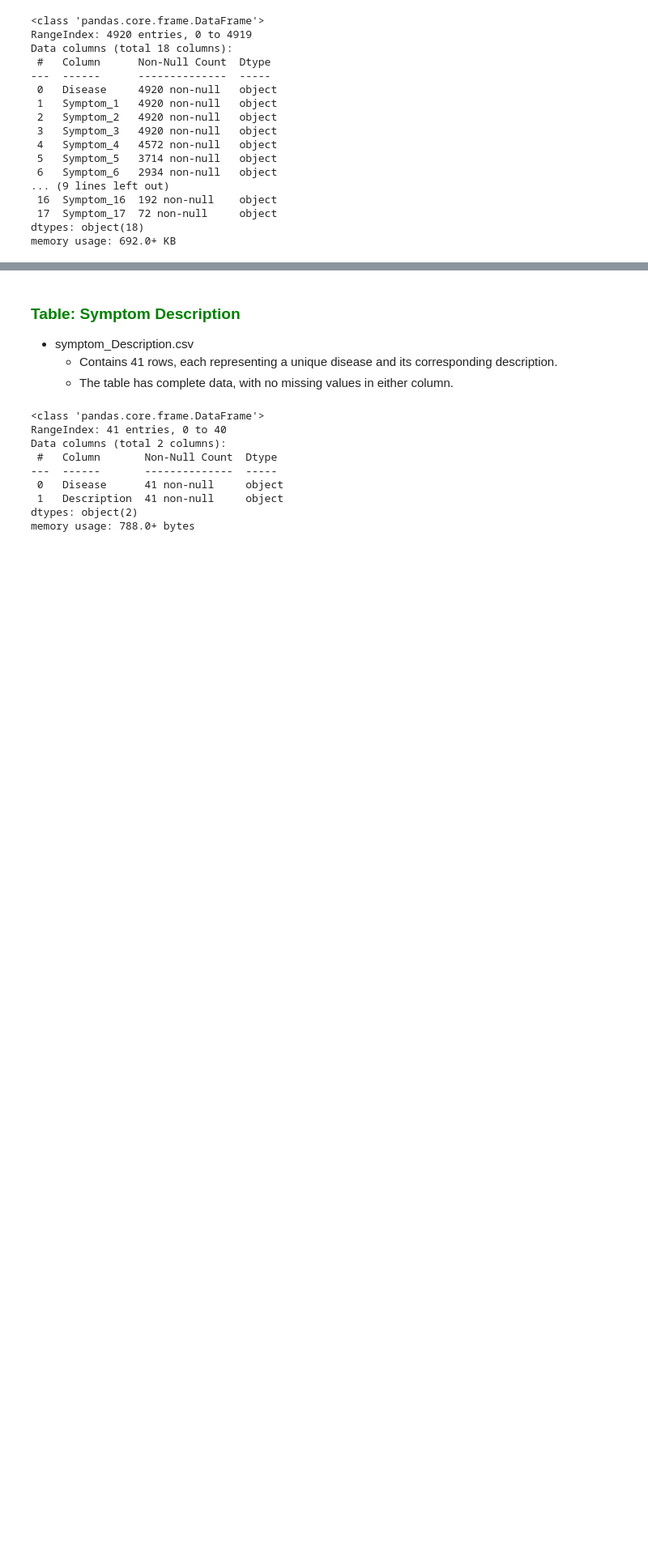
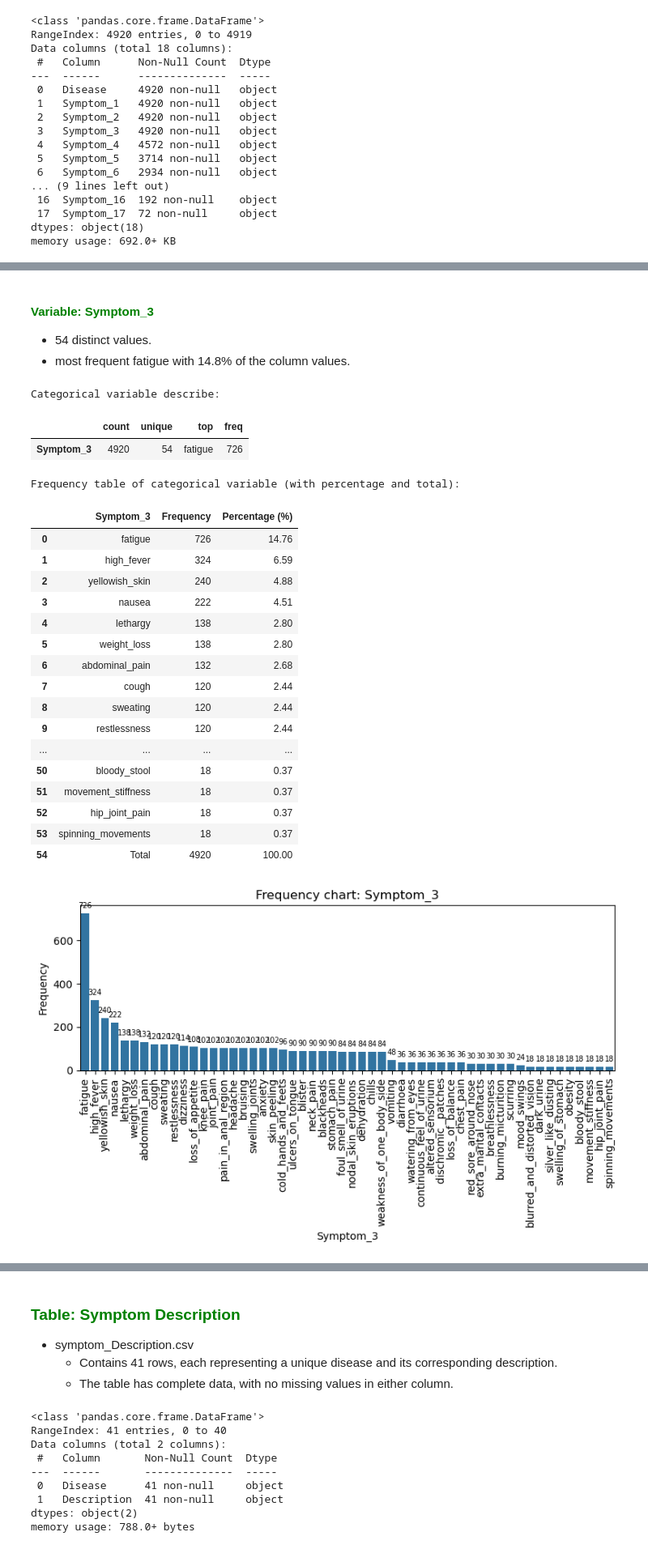
Before and after one commit to RakellM/Project-DiseaseSymptom, a Jupyter notebook: src/analytics/1-understand_datasets.ipynb, the cells around one changed output, grey strips where cells are left out. Shown at 81% size. Drawn from its saved outputs; the diff is of its cells as text; code cells hidden in the pictures; blank space fills up the shorter version.

```diff
--- a/src/analytics/1-understand_datasets.ipynb
+++ b/src/analytics/1-understand_datasets.ipynb
@@ -76,0 +444,30 @@ memory usage: 692.0+ KB
+# %% [markdown]
+#### <span style="color:green"> Variable: Symptom_3 </span>
+
+- 54 distinct values.
+- most frequent fatigue with 14.8% of the column values.
+# %%
+univariate_categorical_variable(data=df_dataset, variable='Symptom_3')
+# %% [output]
+Categorical variable describe:
+|  | count | unique | top | freq |
+| Symptom_3 | 4920 | 54 | fatigue | 726 |
+Frequency table of categorical variable (with percentage and total):
+|  | Symptom_3 | Frequency | Percentage (%) |
+| 0 | fatigue | 726 | 14.76 |
+| 1 | high_fever | 324 | 6.59 |
+| 2 | yellowish_skin | 240 | 4.88 |
+| 3 | nausea | 222 | 4.51 |
+| 4 | lethargy | 138 | 2.80 |
+| 5 | weight_loss | 138 | 2.80 |
+| 6 | abdominal_pain | 132 | 2.68 |
+| 7 | cough | 120 | 2.44 |
+| 8 | sweating | 120 | 2.44 |
+| 9 | restlessness | 120 | 2.44 |
+| ... | ... | ... | ... |
+| 50 | bloody_stool | 18 | 0.37 |
+| 51 | movement_stiffness | 18 | 0.37 |
+| 52 | hip_joint_pain | 18 | 0.37 |
+| 53 | spinning_movements | 18 | 0.37 |
+| 54 | Total | 4920 | 100.00 |
+[figure, added]
```
Also changed, not shown: parts of 51 cells of this notebook, 1 other file.
